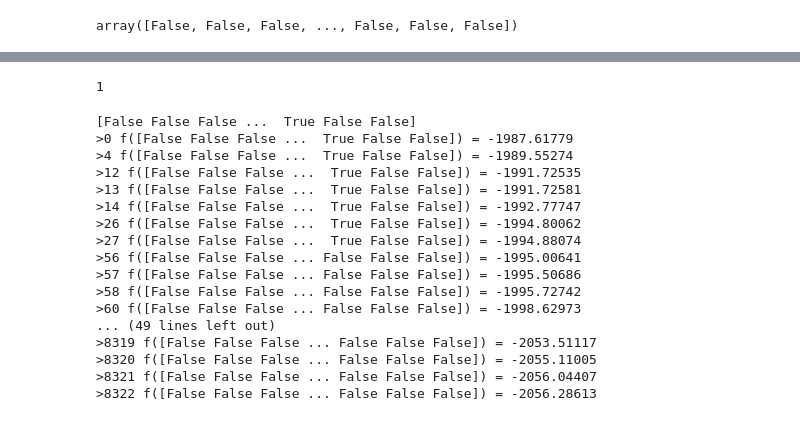
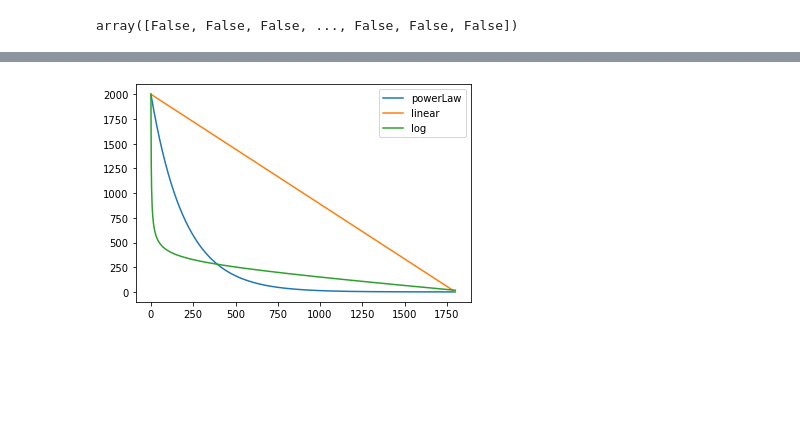
Before and after one commit to FelipeSchreiber/BR_COVID_SPATIAL_TIMESERIES, a Jupyter notebook: SimulatedAnnealingLogDet.ipynb, the cells around one changed output, grey strips where cells are left out. Drawn from its saved outputs; the diff is of its cells as text; code cells hidden in the pictures; blank space fills up the shorter version.

```diff
--- a/SimulatedAnnealingLogDet.ipynb
+++ b/SimulatedAnnealingLogDet.ipynb
@@ -108,4 +102,0 @@ list(set(a))
-# %%
-np.array([1])[0]
-# %% [output]
-1
@@ -171,24 +174,18 @@ def simulated_annealing(objective, n_iterations, temp, X, k,constraint=False):
 # %%
 # define the total iterations
-n_iterations = 10000
+n_iterations = 1800
 # initial temperature
-temp = 1000
-best, best_eval = simulated_annealing(objective, n_iterations, temp, X, 300)
+temp = 2000
+k = 300
+len_x = X.shape[0]
+ini = generate_candidate0(len_x,k,False)
-# %% [output]
-[False False False ...  True False False]
->0 f([False False False ...  True False False]) = -1987.61779
->4 f([False False False ...  True False False]) = -1989.55274
->12 f([False False False ...  True False False]) = -1991.72535
->13 f([False False False ...  True False False]) = -1991.72581
->14 f([False False False ...  True False False]) = -1992.77747
->26 f([False False False ...  True False False]) = -1994.80062
->27 f([False False False ...  True False False]) = -1994.88074
->56 f([False False False ... False False False]) = -1995.00641
->57 f([False False False ... False False False]) = -1995.50686
->58 f([False False False ... False False False]) = -1995.72742
->60 f([False False False ... False False False]) = -1998.62973
-... (49 lines left out)
->8319 f([False False False ... False False False]) = -2053.51117
->8320 f([False False False ... False False False]) = -2055.11005
->8321 f([False False False ... False False False]) = -2056.04407
->8322 f([False False False ... False False False]) = -2056.28613
+# %%
+iters = np.arange(1800)
+for s in update_strategies:
+    v = np.vectorize(s)
+    t = v(temp,iters)
+    plt.plot(t,label=s.__name__)
+plt.legend()
+plt.show()
+# %% [output]
+[figure, added]
```
Also changed, not shown: parts of 25 cells of this notebook.
